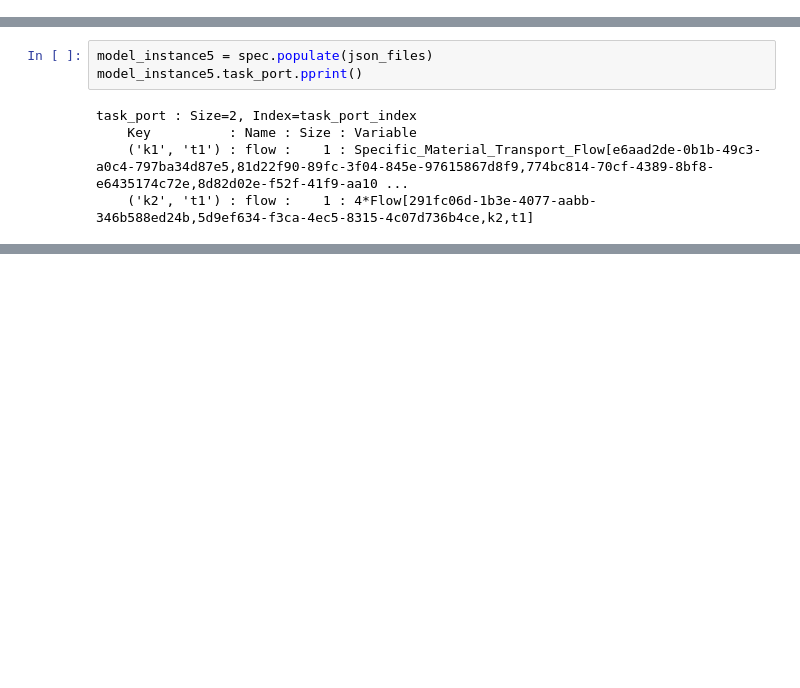
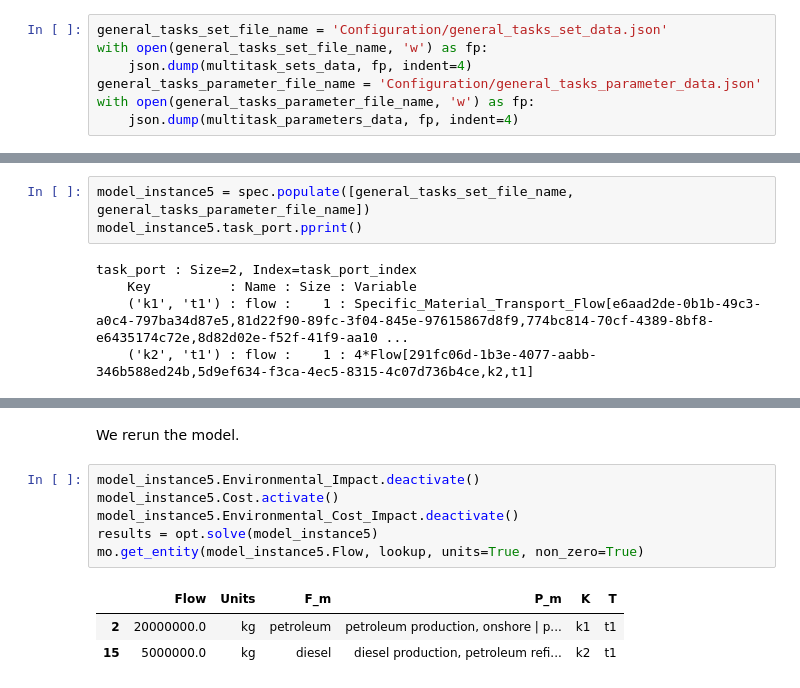
Before and after one commit to MGuo-Lab/LCA, a Jupyter notebook: notebooks/Toy_Problem_F1_Oil_Production.ipynb, the cells around one changed output, grey strips where cells are left out. Drawn from its saved outputs; the diff is of its cells as text; blank space fills up the shorter version.

```diff
--- a/notebooks/Toy_Problem_F1_Oil_Production.ipynb
+++ b/notebooks/Toy_Problem_F1_Oil_Production.ipynb
@@ -708,0 +719,7 @@ In this problem we solve the multi-task optimisation again, but this time use th
+# %%
+general_tasks_set_file_name = 'Configuration/general_tasks_set_data.json'
+with open(general_tasks_set_file_name, 'w') as fp:
+    json.dump(multitask_sets_data, fp, indent=4)
+general_tasks_parameter_file_name = 'Configuration/general_tasks_parameter_data.json'
+with open(general_tasks_parameter_file_name, 'w') as fp:
+    json.dump(multitask_parameters_data, fp, indent=4)
@@ -709,5 +728,5 @@ In this problem we solve the multi-task optimisation again, but this time use th
 # %%
-model_instance5 = spec.populate(json_files)
+model_instance5 = spec.populate([general_tasks_set_file_name, general_tasks_parameter_file_name])
 model_instance5.task_port.pprint()
 # %% [output]
 task_port : Size=2, Index=task_port_index
@@ -745,0 +762,12 @@ mo.get_constraints_frame(model_instance4)
+# %% [markdown]
+We rerun the model.
+# %%
+model_instance5.Environmental_Impact.deactivate()
+model_instance5.Cost.activate()
+model_instance5.Environmental_Cost_Impact.deactivate()
+results = opt.solve(model_instance5)
+mo.get_entity(model_instance5.Flow, lookup, units=True, non_zero=True)
+# %% [output]
+|  | Flow | Units | F_m | P_m | K | T |
+| 2 | 20000000.0 | kg | petroleum | petroleum production, onshore | p... | k1 | t1 |
+| 15 | 5000000.0 | kg | diesel | diesel production, petroleum refi... | k2 | t1 |
```
Also changed, not shown: parts of 15 cells of this notebook, 1 other file.
